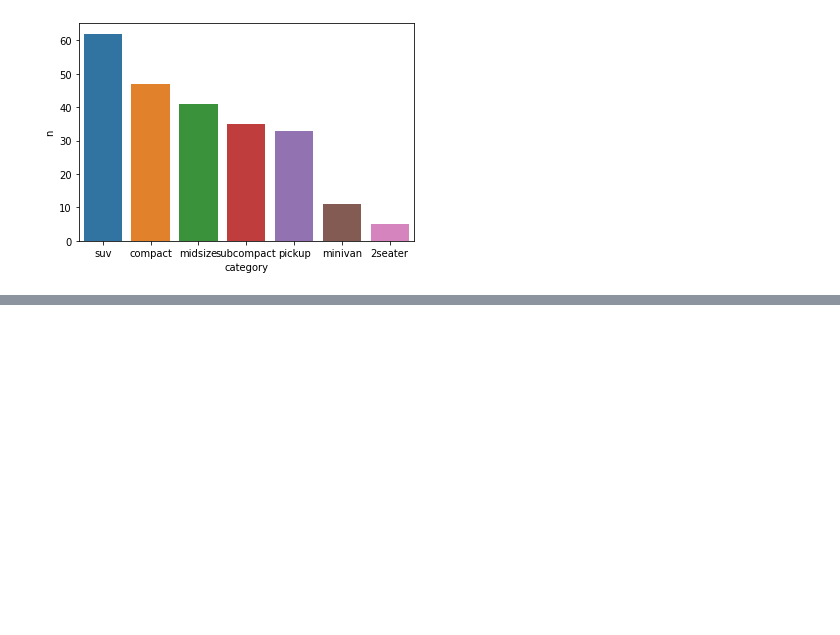
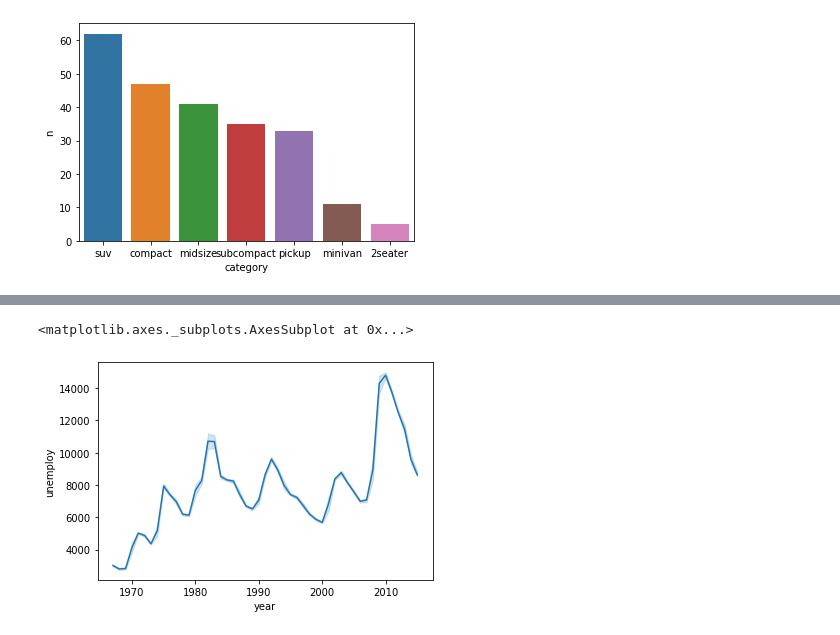
Before and after one commit to Devheun/Data-Analysis, a Jupyter notebook: Making_Graph(Lec8).ipynb, the cells around one changed output, grey strips where cells are left out. Drawn from its saved outputs; the diff is of its cells as text; code cells hidden in the pictures; blank space fills up the shorter version.

```diff
--- a/Making_Graph(Lec8).ipynb
+++ b/Making_Graph(Lec8).ipynb
@@ -142,0 +166,4 @@ sns.barplot(data=df_mpg,x='category',y='n')
+# %%
+# 변수 타입을 날짜 시간 타입(datetime64)로 바꿔야 함.
+economics['date2']=pd.to_datetime(economics['date'])
+economics.info()
@@ -142,0 +206,7 @@ sns.barplot(data=df_mpg,x='category',y='n')
+# %%
+# 연도 변수 추가
+economics['year']=economics['date2'].dt.year
+sns.lineplot(data=economics,x='year',y='unemploy') # 선의 위아래 표시된 면적은 신뢰구간. 표시하지 않으려면 ci=None 입력
+# %% [output]
+<matplotlib.axes._subplots.AxesSubplot at 0x...>
+[figure, added]
```
Also changed, not shown: parts of 14 cells of this notebook.
